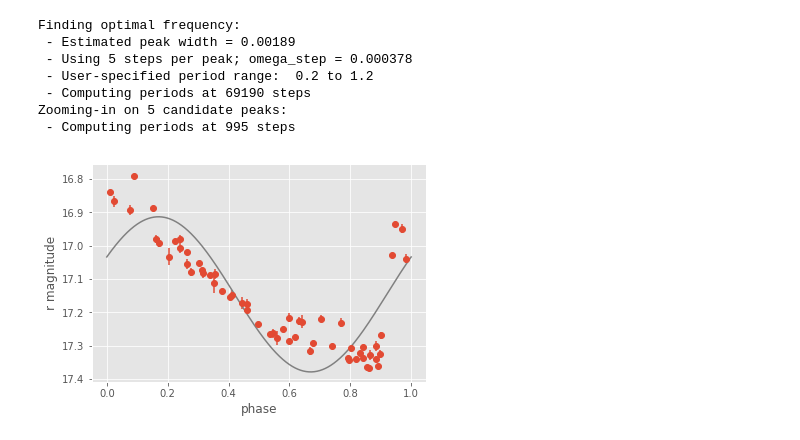
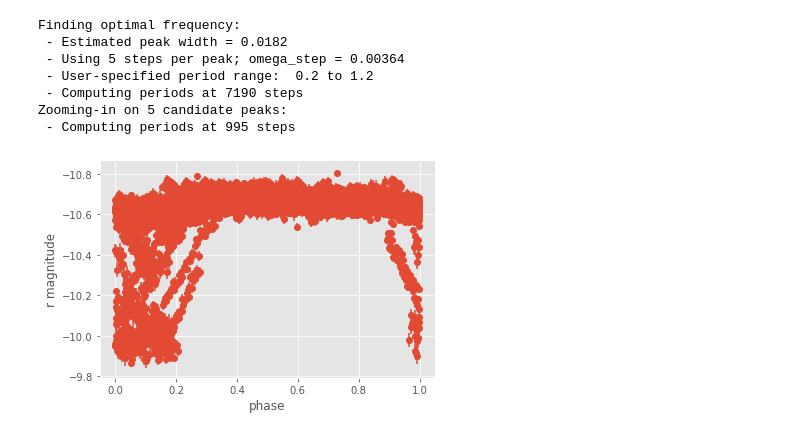
Before and after one commit to mrosseel/vast-automation, a Jupyter notebook: notebooks/Gatspy.ipynb, the cells around one changed output. Drawn from its saved outputs; the diff is of its cells as text; code cells hidden in the pictures.

Commit message:
Fixed AAVSO ensemble reporting, refactoring of charts

```diff
--- a/notebooks/Gatspy.ipynb
+++ b/notebooks/Gatspy.ipynb
@@ -28,0 +10,15 @@ t_r, mag_r, dmag_r = t[mask], mag[mask], dmag[mask]
+# %%
+def massage_df_for_phase_plot(df: DataFrame):
+    df['floatJD'] = df['JD'].astype(np.float)
+    df['realV'] = df['Vrel']
+    df['realErr'] = df['err']
+    return df
+
+def read_light_curve(star_id):
+    print(os.getcwd())
+    df = reading.read_lightcurve_vast(f"/home/jovyan/work/tests/data/outliers/out{star_id:05}.dat")
+    return massage_df_for_phase_plot(df)
+
+lc = read_light_curve(2267)
+lc = massage_df_for_phase_plot(lc)
+t, mag, dmag = lc['floatJD'], lc['realV'], lc['realErr']
@@ -29,6 +27,6 @@ t_r, mag_r, dmag_r = t[mask], mag[mask], dmag[mask]
 # %%
 model = periodic.LombScargleFast(fit_period=True)
 model.optimizer.period_range = (0.2, 1.2)
-print(t_r)
-model.fit(t_r, mag_r, dmag_r);
+print(t)
+model.fit(t, mag, dmag);
 # %% [output]
@@ -67,44 +92,37 @@ import matplotlib.pyplot as plt
 import matplotlib as mpl
 
 mpl.style.use('ggplot')
 #mpl.rc('axes', prop_cycle=["#4C72B0", "#55A868", "#C44E52",
 #                            "#8172B2", "#CCB974"])
 
 # Fetch the RRLyrae data
 from gatspy import datasets, periodic
-rrlyrae = datasets.fetch_rrlyrae()
-
-# Get data from first lightcurve
-lcid = rrlyrae.ids[0]
-t, mag, dmag, filts = rrlyrae.get_lightcurve(lcid)
-mask = (filts == 'r')
-t_r, mag_r, dmag_r = t[mask], mag[mask], dmag[mask]
 
 # Fit the Lomb-Scargle model
 model = periodic.LombScargleFast()
-model.fit(t_r, mag_r, dmag_r)
+model.fit(t, mag, dmag)
 model.optimizer.period_range = (0.2, 1.2)
 
 # Predict on a regular phase grid
 period = model.best_period
 tfit = np.linspace(0, period, 1000)
 magfit = model.predict(tfit)
 
 # Plot the results
-phase = (t_r / period) % 1
+phase = (t / period) % 1
 phasefit = (tfit / period)
 
 fig, ax = plt.subplots()
-ax.errorbar(phase, mag_r, dmag_r, fmt='o')
+ax.errorbar(phase, mag, dmag, fmt='o')
 ax.plot(phasefit, magfit, '-', color='gray')
 ax.set(xlabel='phase', ylabel='r magnitude')
 ax.invert_yaxis()
 # %% [output]
 Finding optimal frequency:
- - Estimated peak width = 0.00189
- - Using 5 steps per peak; omega_step = 0.000378
+ - Estimated peak width = 0.0182
+ - Using 5 steps per peak; omega_step = 0.00364
  - User-specified period range:  0.2 to 1.2
- - Computing periods at 69190 steps
+ - Computing periods at 7190 steps
 Zooming-in on 5 candidate peaks:
  - Computing periods at 995 steps
-[figure, old version]
+[figure, new version]
```
Also changed, not shown: parts of 9 cells of this notebook, 12 other files.
